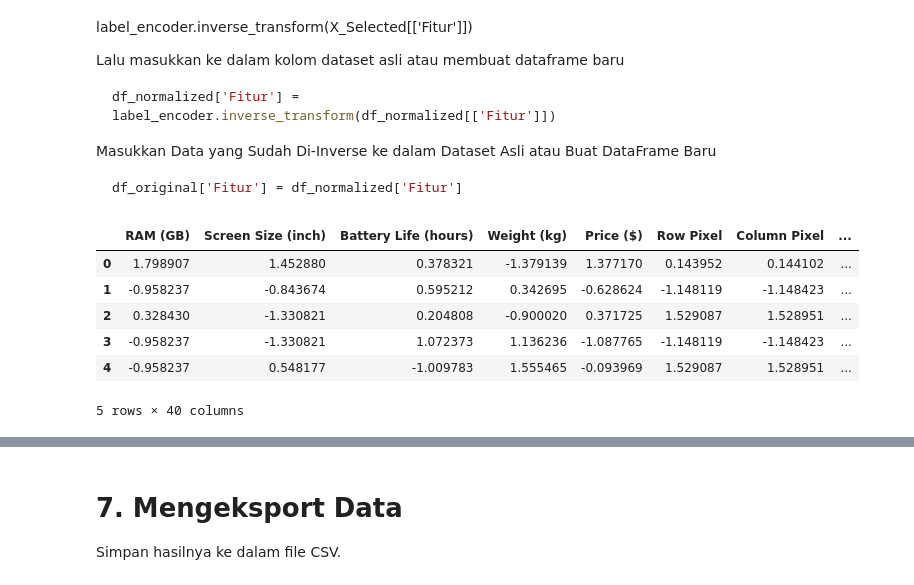
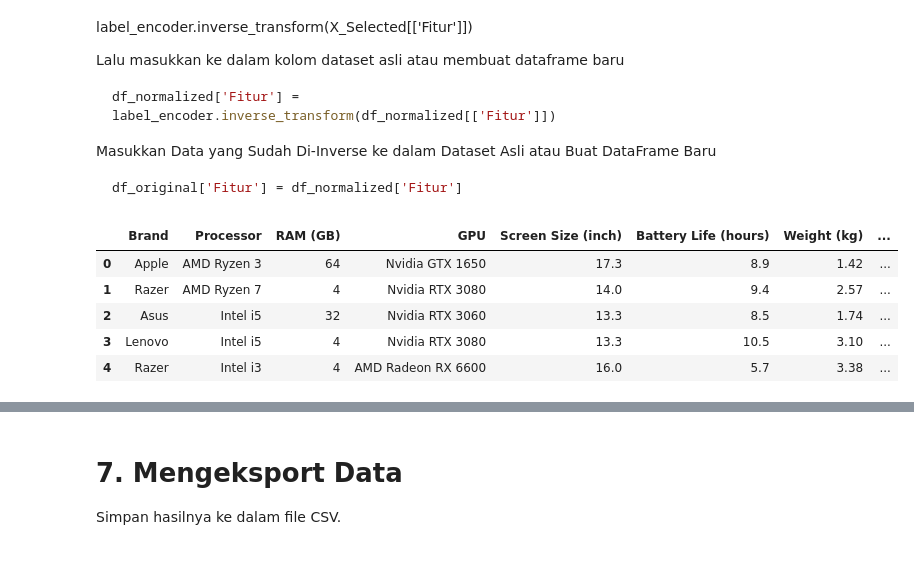
Before and after one commit to iwacooy/machine_learning_pemula, a Jupyter notebook: submission_clustering.ipynb, the cells around one changed output, grey strips where cells are left out. Drawn from its saved outputs; the diff is of its cells as text; code cells hidden in the pictures.

````diff
--- a/submission_clustering.ipynb
+++ b/submission_clustering.ipynb
@@ -629,2 +600,14 @@ df.head()
+# %%
+# OneHotEncode fitur kategorikal
+ohe = OneHotEncoder(sparse_output=False)
+categorical_cols = ["Storage Type"]
+ohe_array = ohe.fit_transform(df[categorical_cols])
+
+# Buat DataFrame hasil OneHotEncoder
+ohe_df = pd.DataFrame(ohe_array, columns=ohe.get_feature_names_out(categorical_cols), index=df.index)
+
+# Gabungkan ke DataFrame utama
+df = pd.concat([df, ohe_df], axis=1)
 # %%
-df.drop(["CPU Brand", "GPU Brand"], axis = 1, inplace = True)
+df.drop(["Storage Type"], axis = 1, inplace = True)
+df.head()
@@ -642,3 +620,0 @@ df = pd.concat([df, ohe_df], axis=1)
-# %%
-df.drop(["Brand", "Operating System", "CPU Model", "GPU Model", "Storage Type"], axis = 1, inplace = True)
-df.head()
@@ -936,13 +860,14 @@ Masukkan Data yang Sudah Di-Inverse ke dalam Dataset Asli atau Buat DataFrame Ba
 ```python
 df_original['Fitur'] = df_normalized['Fitur']
 ```
+# %%
+df2 = df1.copy()
 # %%
-df_normalized.head()
+df2.head()
 # %% [output]
-|  | RAM (GB) | Screen Size (inch) | Battery Life (hours) | Weight (kg) | Price ($) | Row Pixel | Column Pixel | ... |
-| 0 | 1.798907 | 1.452880 | 0.378321 | -1.379139 | 1.377170 | 0.143952 | 0.144102 | ... |
-| 1 | -0.958237 | -0.843674 | 0.595212 | 0.342695 | -0.628624 | -1.148119 | -1.148423 | ... |
-| 2 | 0.328430 | -1.330821 | 0.204808 | -0.900020 | 0.371725 | 1.529087 | 1.528951 | ... |
-| 3 | -0.958237 | -1.330821 | 1.072373 | 1.136236 | -1.087765 | -1.148119 | -1.148423 | ... |
-| 4 | -0.958237 | 0.548177 | -1.009783 | 1.555465 | -0.093969 | 1.529087 | 1.528951 | ... |
+|  | Brand | Processor | RAM (GB) | GPU | Screen Size (inch) | Battery Life (hours) | Weight (kg) | ... |
+| 0 | Apple | AMD Ryzen 3 | 64 | Nvidia GTX 1650 | 17.3 | 8.9 | 1.42 | ... |
+| 1 | Razer | AMD Ryzen 7 | 4 | Nvidia RTX 3080 | 14.0 | 9.4 | 2.57 | ... |
+| 2 | Asus | Intel i5 | 32 | Nvidia RTX 3060 | 13.3 | 8.5 | 1.74 | ... |
+| 3 | Lenovo | Intel i5 | 4 | Nvidia RTX 3080 | 13.3 | 10.5 | 3.10 | ... |
+| 4 | Razer | Intel i3 | 4 | AMD Radeon RX 6600 | 16.0 | 5.7 | 3.38 | ... |
-5 rows × 40 columns
````
Also changed, not shown: parts of 46 cells of this notebook.
